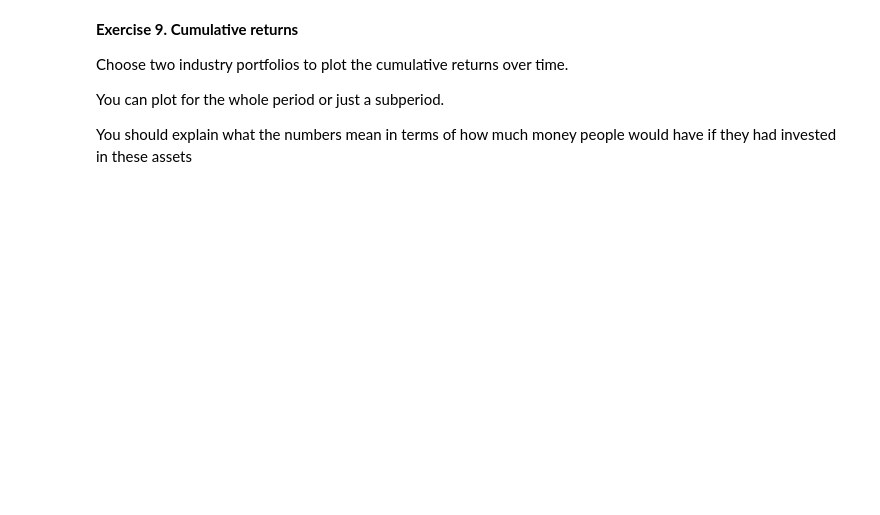
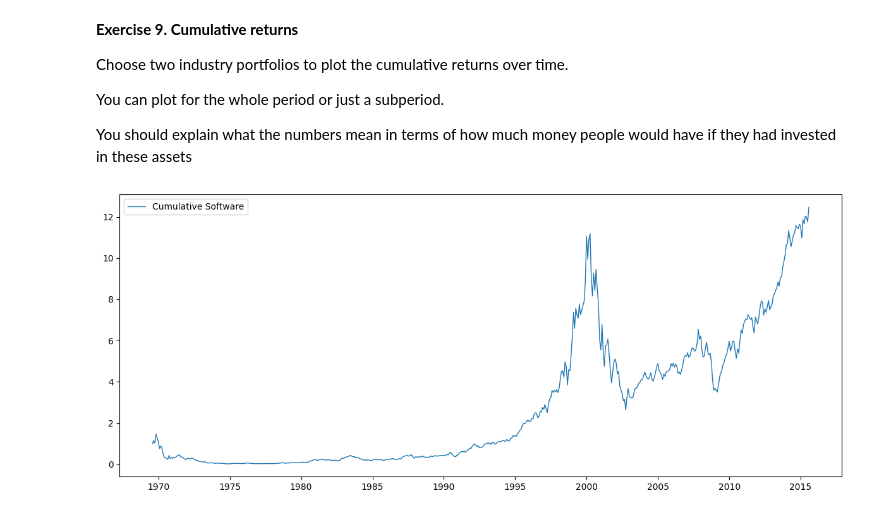
Before and after one commit to SnazzyBeatle115/UG54, a Jupyter notebook: chapters/Assignments/Assignment2.ipynb, the cells around one changed output. Cells and saved outputs as stored; diff of their text form; code cells hidden in the pictures; blank space fills up the shorter version.

```diff
--- a/chapters/Assignments/Assignment2.ipynb
+++ b/chapters/Assignments/Assignment2.ipynb
@@ -341,3 +373,19 @@ Choose two industry portfolios to plot the cumulative returns over time.
 You can plot for the whole period or just a subperiod.
 
 You should explain what the numbers mean in terms of how much money people would have if they had invested in these assets
+# %%
+fig, ax = plt.subplots(figsize=(12,5))
+
+cum_softw = (1 + df_inde['Softw']/100 + df_inde['RF']/100).cumprod()
+
+cum_softw = cum_softw.fillna(method='ffill').fillna(1)
+
+cum_softw = cum_softw / cum_softw.iloc[0]
+
+ax.plot(cum_softw.index, cum_softw, label = "Cumulative Software", linewidth = 1)
+
+
+ax.legend()
+plt.tight_layout()
+# %% [output]
+[figure, added]
```
Also changed, not shown: parts of 9 cells of this notebook.
